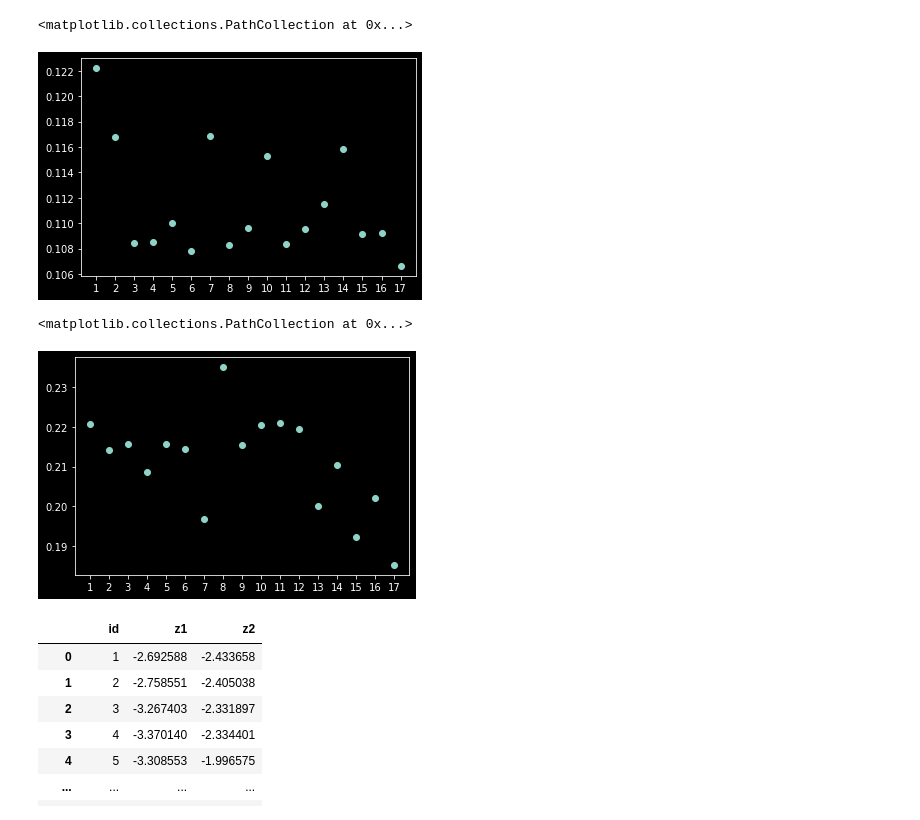
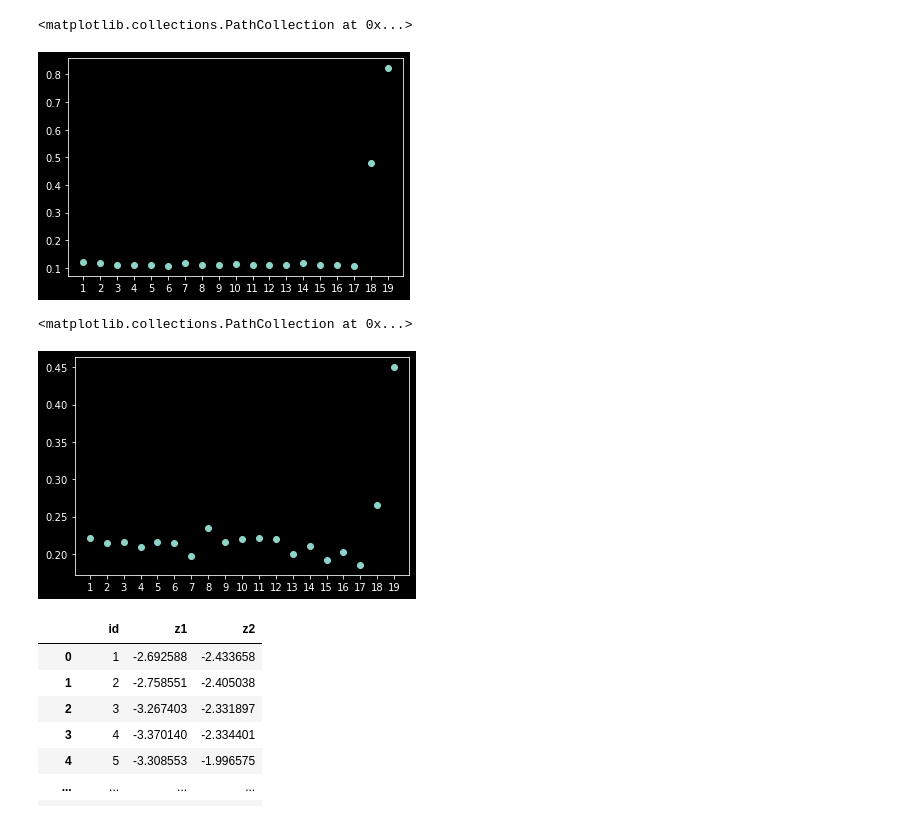
Before and after one commit to Chaudry24/kaust22, a Jupyter notebook: plotting.ipynb, the cells around one changed output. Cells and saved outputs as stored; diff of their text form; code cells hidden in the pictures.

```diff
--- a/plotting.ipynb
+++ b/plotting.ipynb
@@ -76,36 +78,43 @@ with open("./results/val_m11d1.npy", mode="rb") as file:
     m11d1_e = np.load(file)
 
 with open("./results/val_m12d1.npy", mode="rb") as file:
     m12d1_e = np.load(file)
 
 with open("./results/val_m13d1.npy", mode="rb") as file:
     m13d1_e = np.load(file)
 
 with open("./results/val_m14d1.npy", mode="rb") as file:
     m14d1_e = np.load(file)
 
 with open("./results/val_m15d1.npy", mode="rb") as file:
     m15d1_e = np.load(file)
 
 with open("./results/val_m16d1.npy", mode="rb") as file:
     m16d1_e = np.load(file)
 
 with open("./results/val_m17d1.npy", mode="rb") as file:
     m17d1_e = np.load(file)
 
+with open("./results/val_m18d1.npy", mode="rb") as file:
+    m18d1_e = np.load(file)
+
+with open("./results/val_m19d1.npy", mode="rb") as file:
+    m19d1_e = np.load(file)
+
 # open deephyper results
 with open("./deephyper-dat1/best_model_results/val_d1.npy", mode="rb") as file:
     dhd1_e = np.load(file)
 
 # plot root mean squared errors [2nd index in the array]
 plt.scatter(x=["1", "2", "3", "4", "5", "6", "7",
-              "8", "9", "10", "11", "12", "13", "14", "15", "16", "17"],
+               "8", "9", "10", "11", "12", "13", "14",
+               "15", "16", "17", "18", "19"],
             y=[m1d1_e[1], m2d1_e[1], m3d1_e[1], m4d1_e[1], m5d1_e[1], m6d1_e[1], m7d1_e[1],
               m8d1_e[1], m9d1_e[1], m10d1_e[1], m11d1_e[1], m12d1_e[1], m13d1_e[1],
-              m14d1_e[1], m15d1_e[1], m16d1_e[1], m17d1_e[1]])
+              m14d1_e[1], m15d1_e[1], m16d1_e[1], m17d1_e[1], m18d1_e[1], m19d1_e[1]])
 # %% [output]
 <matplotlib.collections.PathCollection at 0x...>
-[figure, old version]
+[figure, new version]
 # %%
 # ------------- DATA 1 ------------- #
 
@@ -161,16 +170,22 @@ with open("./results/val_m16d2.npy", mode="rb") as file:
 with open("./results/val_m17d2.npy", mode="rb") as file:
     m17d2_e = np.load(file)
 
+with open("./results/val_m18d2.npy", mode="rb") as file:
+    m18d2_e = np.load(file)
+
+with open("./results/val_m19d2.npy", mode="rb") as file:
+    m19d2_e = np.load(file)
 
 # plot root mean squared errors [2nd index in the array]
 plt.scatter(x=["1", "2", "3", "4", "5", "6", "7",
-              "8", "9", "10", "11", "12", "13", "14", "15", "16", "17"],
+               "8", "9", "10", "11", "12", "13", "14",
+               "15", "16", "17", "18", "19"],
             y=[m1d2_e[1], m2d2_e[1], m3d2_e[1], m4d2_e[1], m5d2_e[1], m6d2_e[1], m7d2_e[1],
               m8d2_e[1], m9d2_e[1], m10d2_e[1], m11d2_e[1], m12d2_e[1], m13d2_e[1],
-              m14d2_e[1], m15d2_e[1], m16d2_e[1], m17d2_e[1]])
+              m14d2_e[1], m15d2_e[1], m16d2_e[1], m17d2_e[1], m18d2_e[1], m19d2_e[1]])
 # %% [output]
 <matplotlib.collections.PathCollection at 0x...>
-[figure, old version]
+[figure, new version]
 # %%
 import pandas as pd
 
```
Also changed, not shown: parts of 2 cells of this notebook.
